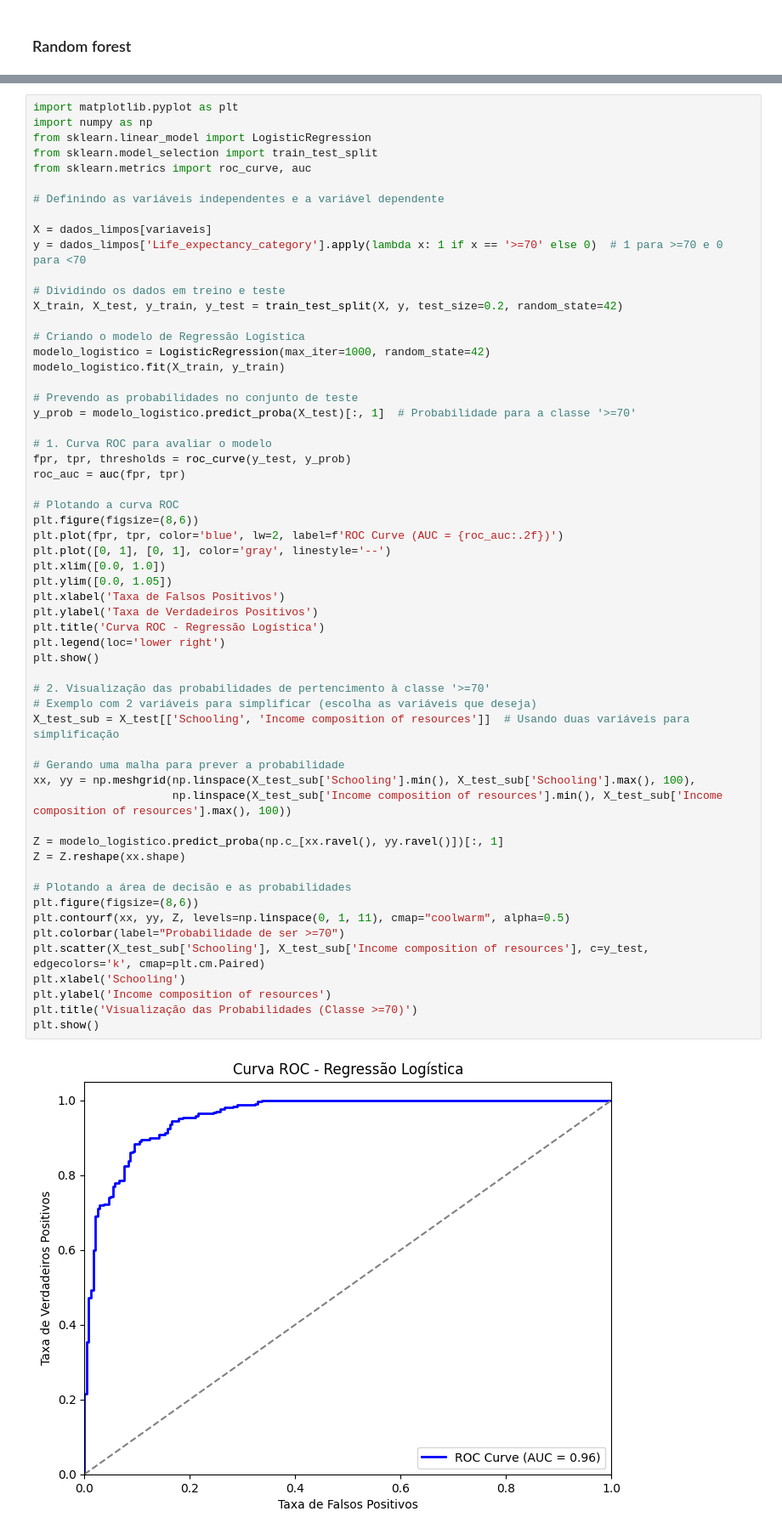
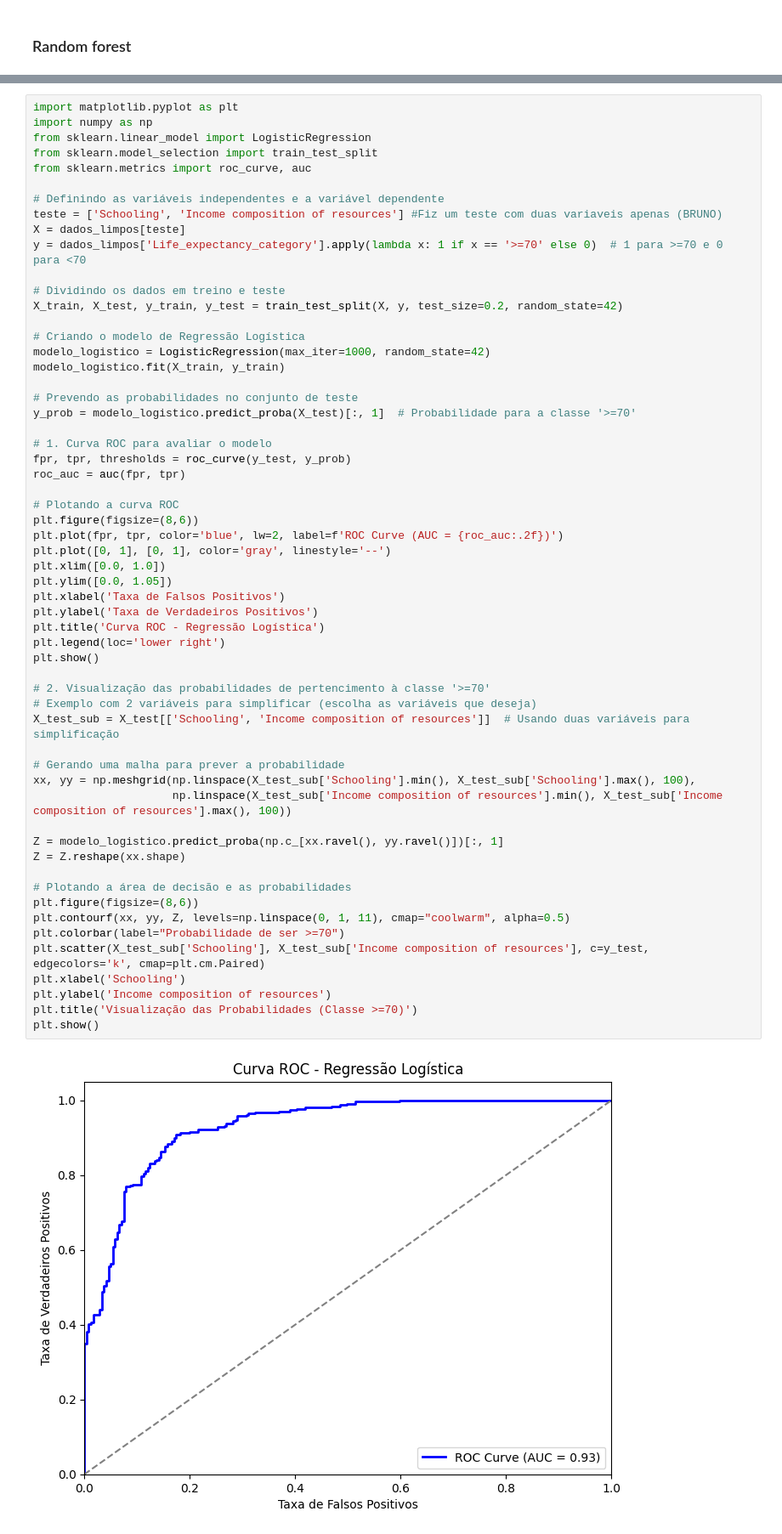
Before and after one commit to buenogi/Life-Expectancy-WHO-ML, a Jupyter notebook: Script/LifeExpectancy.ipynb, the cells around one changed output, grey strips where cells are left out. Shown at 85% size. Cells and saved outputs as stored; diff of their text form.

```diff
--- a/Script/LifeExpectancy.ipynb
+++ b/Script/LifeExpectancy.ipynb
@@ -427,8 +519,8 @@ from sklearn.model_selection import train_test_split
 from sklearn.metrics import roc_curve, auc
 
 # Definindo as variáveis independentes e a variável dependente
-
-X = dados_limpos[variaveis]
+teste = ['Schooling', 'Income composition of resources'] #Fiz um teste com duas variaveis apenas (BRUNO)
+X = dados_limpos[teste]
 y = dados_limpos['Life_expectancy_category'].apply(lambda x: 1 if x == '>=70' else 0)  # 1 para >=70 e 0 para <70
 
 # Dividindo os dados em treino e teste
@@ -451,31 +543,31 @@ plt.plot(fpr, tpr, color='blue', lw=2, label=f'ROC Curve (AUC = {roc_auc:.2f})')
 plt.plot([0, 1], [0, 1], color='gray', linestyle='--')
 plt.xlim([0.0, 1.0])
 plt.ylim([0.0, 1.05])
 plt.xlabel('Taxa de Falsos Positivos')
 plt.ylabel('Taxa de Verdadeiros Positivos')
 plt.title('Curva ROC - Regressão Logística')
 plt.legend(loc='lower right')
 plt.show()
 
 # 2. Visualização das probabilidades de pertencimento à classe '>=70'
 # Exemplo com 2 variáveis para simplificar (escolha as variáveis que deseja)
 X_test_sub = X_test[['Schooling', 'Income composition of resources']]  # Usando duas variáveis para simplificação
 
 # Gerando uma malha para prever a probabilidade
 xx, yy = np.meshgrid(np.linspace(X_test_sub['Schooling'].min(), X_test_sub['Schooling'].max(), 100),
                      np.linspace(X_test_sub['Income composition of resources'].min(), X_test_sub['Income composition of resources'].max(), 100))
 
 Z = modelo_logistico.predict_proba(np.c_[xx.ravel(), yy.ravel()])[:, 1]
 Z = Z.reshape(xx.shape)
 
 # Plotando a área de decisão e as probabilidades
 plt.figure(figsize=(8,6))
 plt.contourf(xx, yy, Z, levels=np.linspace(0, 1, 11), cmap="coolwarm", alpha=0.5)
 plt.colorbar(label="Probabilidade de ser >=70")
 plt.scatter(X_test_sub['Schooling'], X_test_sub['Income composition of resources'], c=y_test, edgecolors='k', cmap=plt.cm.Paired)
 plt.xlabel('Schooling')
 plt.ylabel('Income composition of resources')
 plt.title('Visualização das Probabilidades (Classe >=70)')
 plt.show()
 # %% [output]
-[figure, old version]
+[figure, new version]
```
Also changed, not shown: parts of 8 cells of this notebook.
